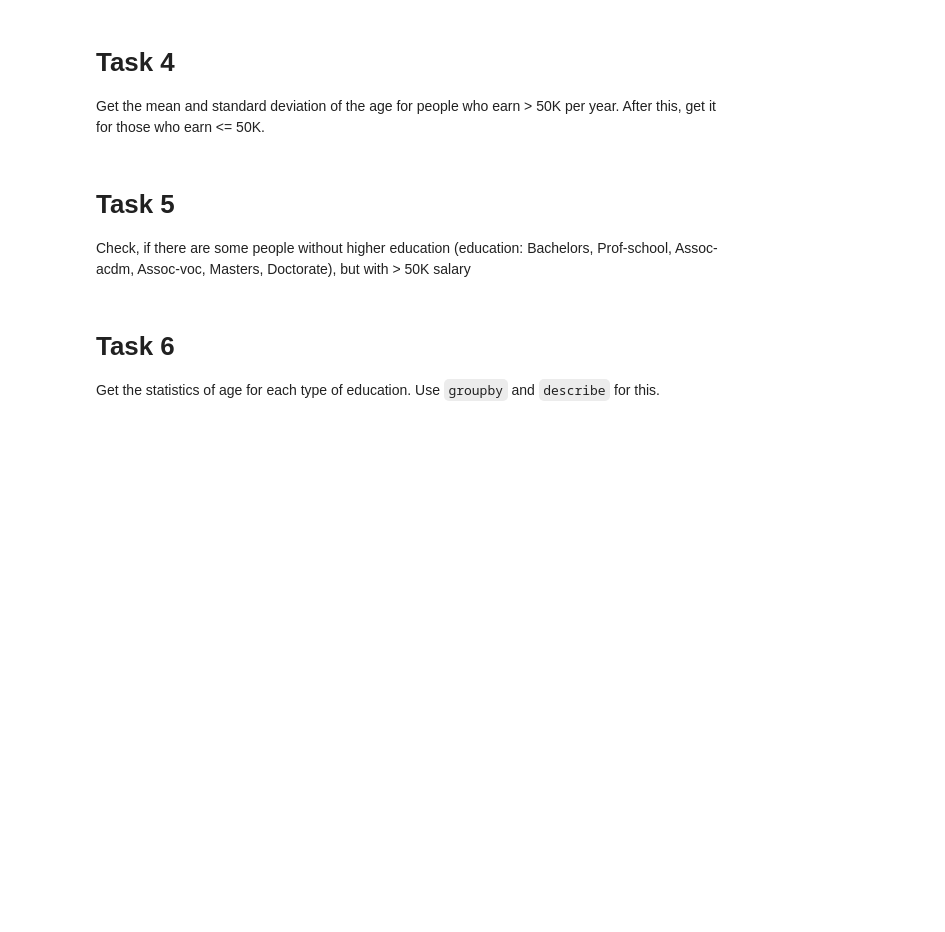
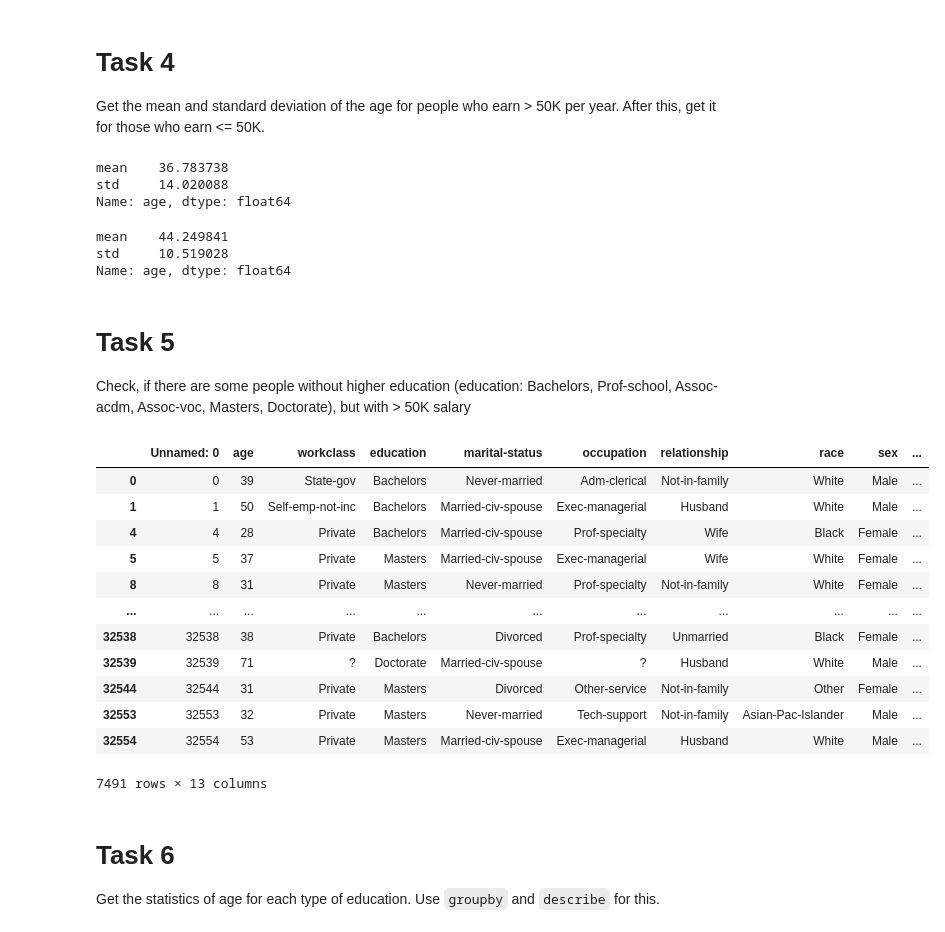
Before and after one commit to StenSOn27/py-adult-data-analysis, a Jupyter notebook: app/main.ipynb, the cells around one changed output. Saved outputs shown, nothing was run; the diff lists cells and outputs as text; code cells hidden in the pictures; blank space fills up the shorter version.

```diff
--- a/app/main.ipynb
+++ b/app/main.ipynb
@@ -31,9 +51,17 @@ len(df[df["native-country"] == "Poland"])
 # Task 4
 Get the mean and standard deviation of the age for people who earn > 50K per year. After this, get it for those who earn <= 50K.
 # %%
-(df[df["salary"] == "<=50K"]).mean(numeric_only=True)["age"]
+df[df["salary"] == "<=50K"]["age"].agg(['mean', 'std'])
+# %% [output]
+mean    36.783738
+std     14.020088
+Name: age, dtype: float64
 # %%
-(df[df["salary"] == ">50K"]).mean(numeric_only=True)["age"]
+df[df["salary"] == ">50K"]["age"].agg(['mean', 'std'])
+# %% [output]
+mean    44.249841
+std     10.519028
+Name: age, dtype: float64
 # %% [markdown]
 # Task 5
 Check, if there are some people without higher education (education: Bachelors, Prof-school, Assoc-acdm, Assoc-voc, Masters, Doctorate), but with > 50K salary
@@ -56,3 +68,21 @@ result
+# %%
+higher_education_mask = df['education'].isin(['Bachelors', 'Masters', 'Doctorate'])
+df_higher_edu = df[higher_education_mask]
+df_higher_edu
+# %% [output]
+|  | Unnamed: 0 | age | workclass | education | marital-status | occupation | relationship | race | sex | ... |
+| 0 | 0 | 39 | State-gov | Bachelors | Never-married | Adm-clerical | Not-in-family | White | Male | ... |
+| 1 | 1 | 50 | Self-emp-not-inc | Bachelors | Married-civ-spouse | Exec-managerial | Husband | White | Male | ... |
+| 4 | 4 | 28 | Private | Bachelors | Married-civ-spouse | Prof-specialty | Wife | Black | Female | ... |
+| 5 | 5 | 37 | Private | Masters | Married-civ-spouse | Exec-managerial | Wife | White | Female | ... |
+| 8 | 8 | 31 | Private | Masters | Never-married | Prof-specialty | Not-in-family | White | Female | ... |
+| ... | ... | ... | ... | ... | ... | ... | ... | ... | ... | ... |
+| 32538 | 32538 | 38 | Private | Bachelors | Divorced | Prof-specialty | Unmarried | Black | Female | ... |
+| 32539 | 32539 | 71 | ? | Doctorate | Married-civ-spouse | ? | Husband | White | Male | ... |
+| 32544 | 32544 | 31 | Private | Masters | Divorced | Other-service | Not-in-family | Other | Female | ... |
+| 32553 | 32553 | 32 | Private | Masters | Never-married | Tech-support | Not-in-family | Asian-Pac-Islander | Male | ... |
+| 32554 | 32554 | 53 | Private | Masters | Married-civ-spouse | Exec-managerial | Husband | White | Male | ... |
+7491 rows × 13 columns
 # %% [markdown]
 # Task 6
 Get the statistics of age for each type of education. Use `groupby` and `describe` for this.
```
Also changed, not shown: parts of 11 cells of this notebook.
